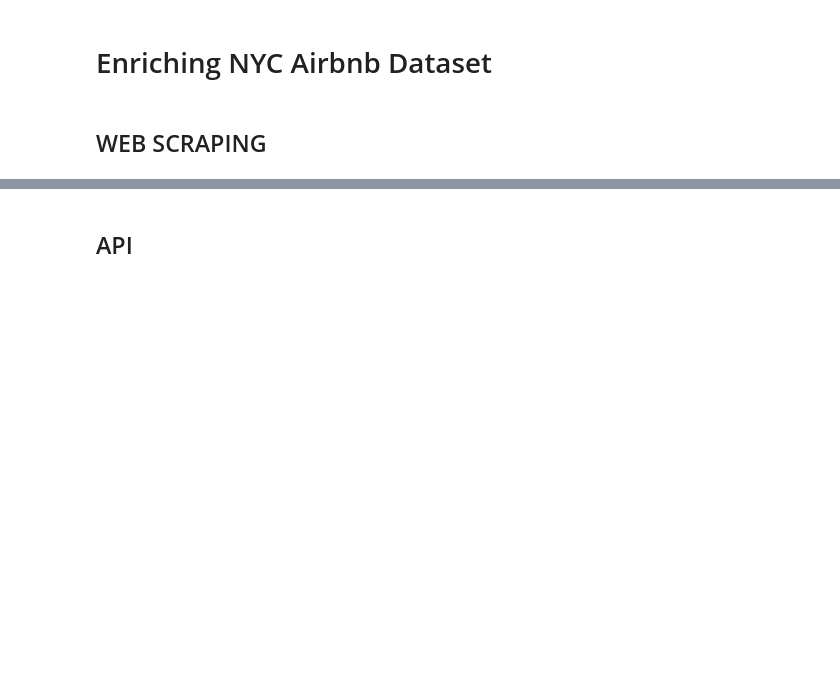
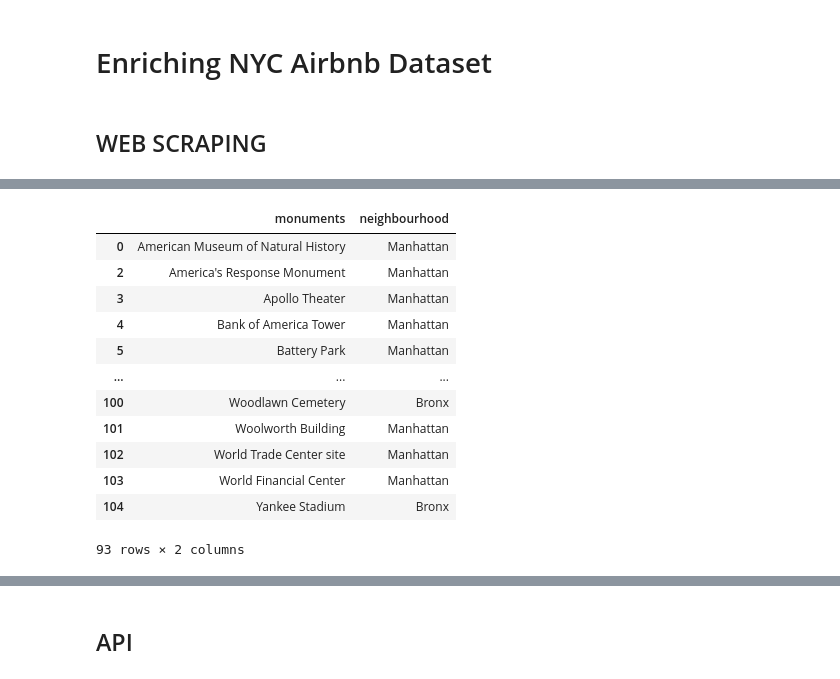
Before and after one commit to Marina-Diez/MARINA-DIEZ--Hey-I-am-a-data-analyst--, a Jupyter notebook: Enriching.ipynb, the cells around one changed output, grey strips where cells are left out. Cells and saved outputs as stored; diff of their text form; code cells hidden in the pictures; blank space fills up the shorter version.

```diff
--- a/Enriching.ipynb
+++ b/Enriching.ipynb
@@ -13,0 +103,17 @@ ModuleNotFoundError: No module named 'src'
+# %%
+df_NYmonuments = df_NYmonuments[df_NYmonuments["neighbourhood"].notnull()]
+df_NYmonuments
+# %% [output]
+|  | monuments | neighbourhood |
+| 0 | American Museum of Natural History | Manhattan |
+| 2 | America's Response Monument | Manhattan |
+| 3 | Apollo Theater | Manhattan |
+| 4 | Bank of America Tower | Manhattan |
+| 5 | Battery Park | Manhattan |
+| ... | ... | ... |
+| 100 | Woodlawn Cemetery | Bronx |
+| 101 | Woolworth Building | Manhattan |
+| 102 | World Trade Center site | Manhattan |
+| 103 | World Financial Center | Manhattan |
+| 104 | Yankee Stadium | Bronx |
+93 rows × 2 columns
```
Also changed, not shown: parts of 17 cells of this notebook, 2 other files.
